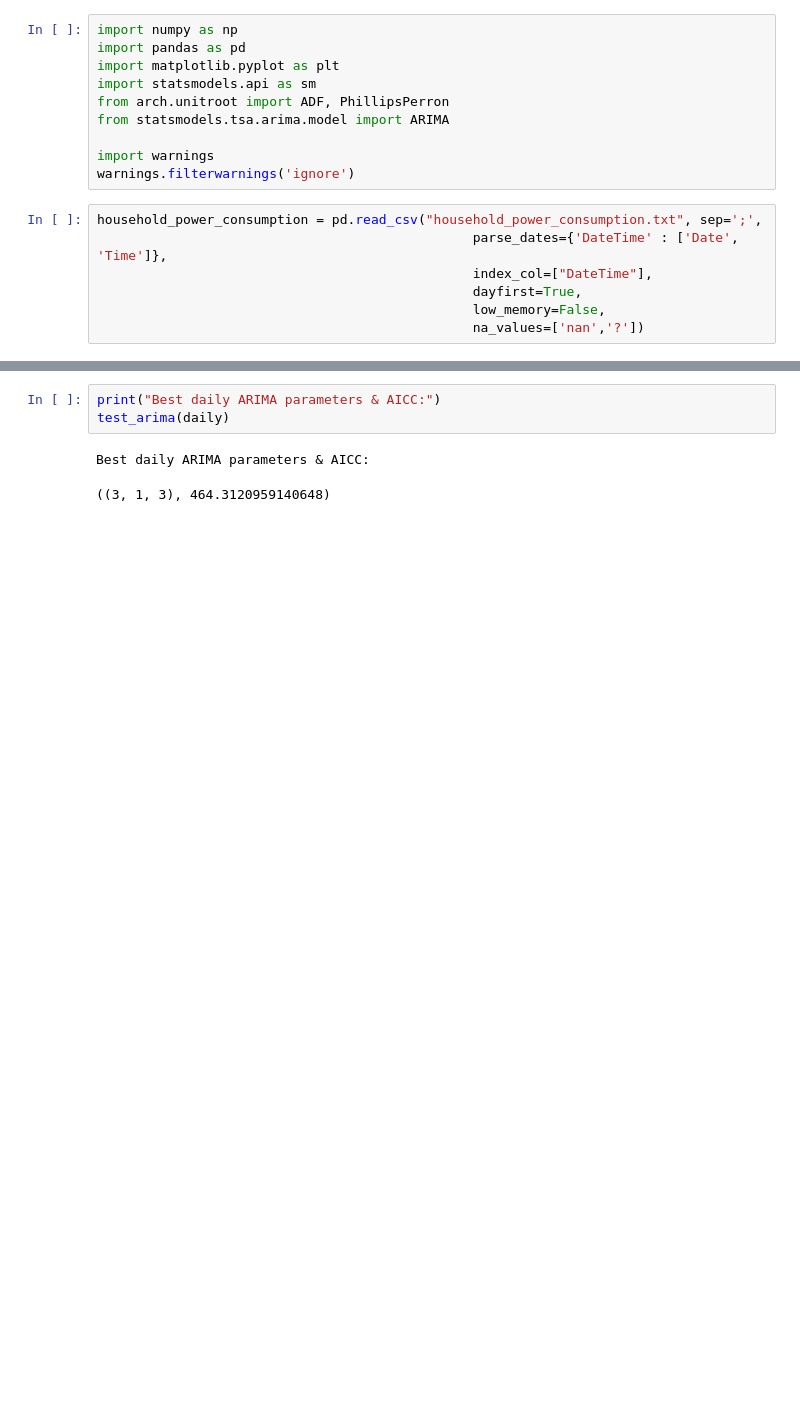
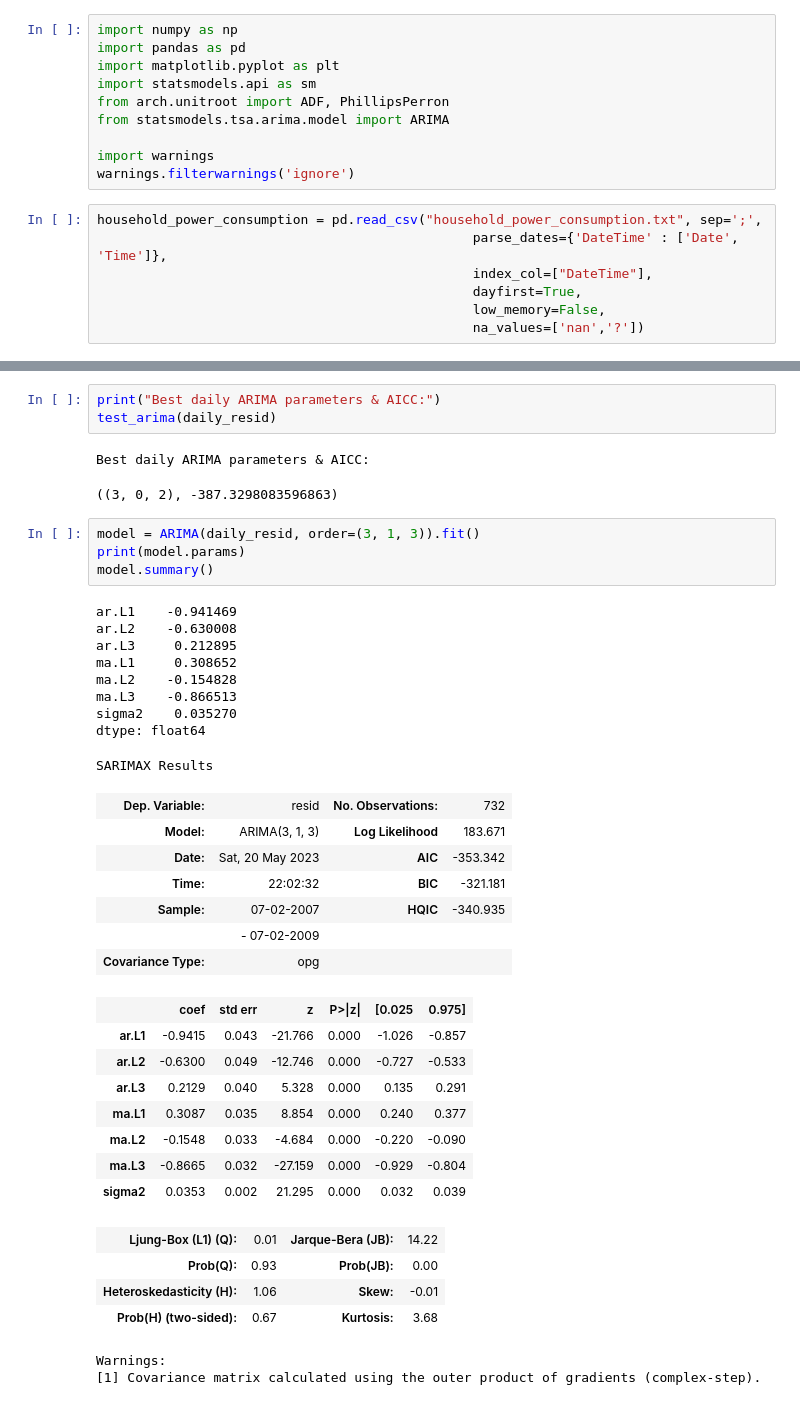
Before and after one commit to ElbazHaim/household_electricity_timeseries_project, a Jupyter notebook: project.ipynb, the cells around one changed output, grey strips where cells are left out. Saved outputs shown, nothing was run; the diff lists cells and outputs as text; blank space fills up the shorter version.

```diff
--- a/project.ipynb
+++ b/project.ipynb
@@ -132,7 +159,42 @@ def test_arima(timeseries):
     return best_order, best_aicc
 # %%
 print("Best daily ARIMA parameters & AICC:")
-test_arima(daily)
+test_arima(daily_resid)
 # %% [output]
 Best daily ARIMA parameters & AICC:
-((3, 1, 3), 464.3120959140648)
+((3, 0, 2), -387.3298083596863)
+# %%
+model = ARIMA(daily_resid, order=(3, 1, 3)).fit()
+print(model.params)
+model.summary()
+# %% [output]
+ar.L1    -0.941469
+ar.L2    -0.630008
+ar.L3     0.212895
+ma.L1     0.308652
+ma.L2    -0.154828
+ma.L3    -0.866513
+sigma2    0.035270
+dtype: float64
+SARIMAX Results
+| Dep. Variable: | resid | No. Observations: | 732 |
+| Model: | ARIMA(3, 1, 3) | Log Likelihood | 183.671 |
+| Date: | Sat, 20 May 2023 | AIC | -353.342 |
+| Time: | 22:02:32 | BIC | -321.181 |
+| Sample: | 07-02-2007 | HQIC | -340.935 |
+|  | - 07-02-2009 |  |  |
+| Covariance Type: | opg |  |  |
+|  | coef | std err | z | P>|z| | [0.025 | 0.975] |
+| ar.L1 | -0.9415 | 0.043 | -21.766 | 0.000 | -1.026 | -0.857 |
+| ar.L2 | -0.6300 | 0.049 | -12.746 | 0.000 | -0.727 | -0.533 |
+| ar.L3 | 0.2129 | 0.040 | 5.328 | 0.000 | 0.135 | 0.291 |
+| ma.L1 | 0.3087 | 0.035 | 8.854 | 0.000 | 0.240 | 0.377 |
+| ma.L2 | -0.1548 | 0.033 | -4.684 | 0.000 | -0.220 | -0.090 |
+| ma.L3 | -0.8665 | 0.032 | -27.159 | 0.000 | -0.929 | -0.804 |
+| sigma2 | 0.0353 | 0.002 | 21.295 | 0.000 | 0.032 | 0.039 |
+| Ljung-Box (L1) (Q): | 0.01 | Jarque-Bera (JB): | 14.22 |
+| Prob(Q): | 0.93 | Prob(JB): | 0.00 |
+| Heteroskedasticity (H): | 1.06 | Skew: | -0.01 |
+| Prob(H) (two-sided): | 0.67 | Kurtosis: | 3.68 |
+Warnings:
+[1] Covariance matrix calculated using the outer product of gradients (complex-step).
```
Also changed, not shown: parts of 13 cells of this notebook.
